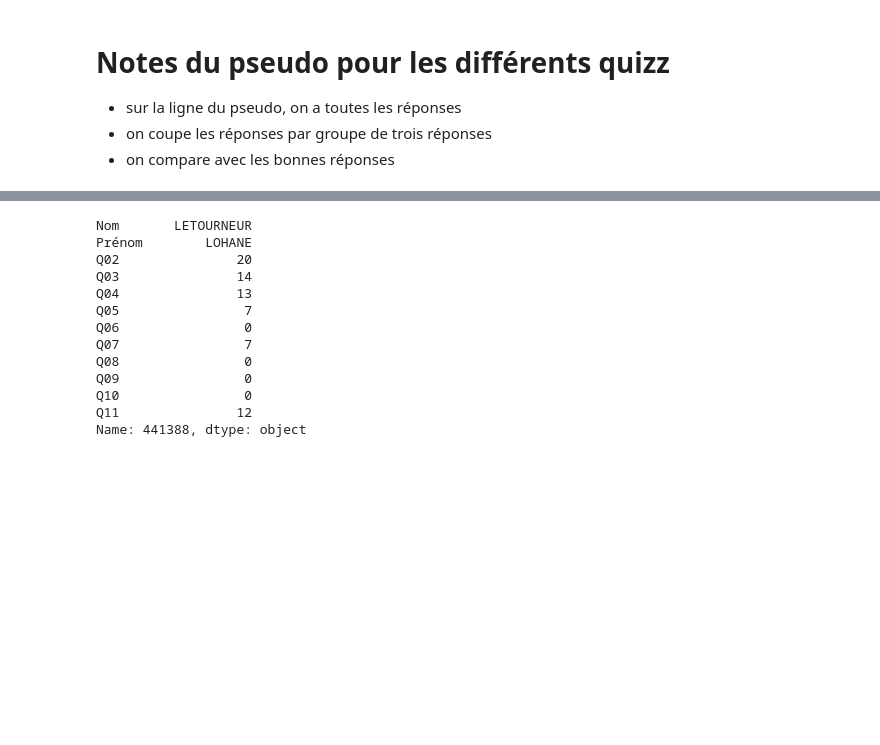
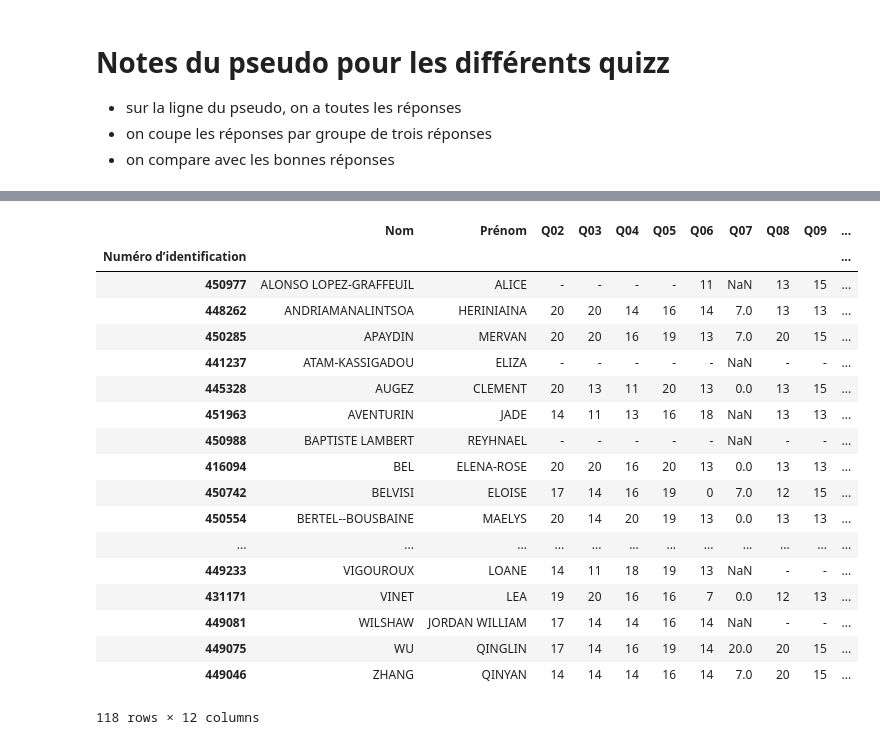
Before and after one commit to gboye/Divers, a Jupyter notebook: Montaigne/Quizzoodle-QuizzAll-Notes-V3.ipynb, the cells around one changed output, grey strips where cells are left out. Saved outputs shown, nothing was run; the diff lists cells and outputs as text; code cells hidden in the pictures; blank space fills up the shorter version.

```diff
--- a/Montaigne/Quizzoodle-QuizzAll-Notes-V3.ipynb
+++ b/Montaigne/Quizzoodle-QuizzAll-Notes-V3.ipynb
@@ -370,3 +337,4 @@ quizzNotes[u"443367"]
 # %%
 dfNotesOriginales=pd.read_excel(fNotesOriginales)
-dfNotesOriginales[u"Numéro d'identification"]=dfNotesOriginales[u"Numéro d'identification"].astype("str")
+dfNotesOriginales[u"Numéro d’identification"]=dfNotesOriginales[u"Numéro d’identification"].astype("int").astype("str")
+dfNotesOriginales[["Nom"]+["Q%02d"%i for i in range(2,12)]]
@@ -373,7 +360,7 @@ dfNotesOriginales[u"Numéro d'identification"]=dfNotesOriginales[u"Numéro d'ide
 # %%
 # dfCampus=dfNotesOriginales[[u"Numéro d'identification"]+u"Nom Prénom".split(" ")+["Quizz%02d (Brut)"%(i+1) for i in range(1,10)]]
-dfCampus=dfNotesOriginales[[u"Numéro d'identification"]+u"Nom Prénom".split(" ")+["Q%02d"%(i+1) for i in range(1,11)]]
-dfCampus.set_index(u"Numéro d'identification",inplace=True)
+dfCampus=dfNotesOriginales[[u"Numéro d’identification"]+u"Nom Prénom".split(" ")+["Q%02d"%(i+1) for i in range(1,11)]]
+dfCampus.set_index(u"Numéro d’identification",inplace=True)
 # dfCampus.loc["417001"]
 # %%
 nouvellesNotes={}
@@ -382,7 +369,7 @@ for etu in quizzNotes:
     if etu in dfCampus.index:
         for q in quizzNotes[etu]:
             # if quizzNotes[etu][q] > dfCampus.loc[etu,"Quizz%s (Brut)"%q] or dfCampus.loc[etu,"Quizz%s (Brut)"%q]=="-":
-            if quizzNotes[etu][q] > dfCampus.loc[etu,"Q%s"%q] or dfCampus.loc[etu,"Q%s"%q]=="-":
+            if quizzNotes[etu][q] > dfCampus.loc[etu,"Q%s"%q] or dfCampus.loc[etu,"Q%s"%q]=="-" or dfCampus.loc[etu,"Q%s"%q]!=dfCampus.loc[etu,"Q%s"%q]:
                 # print u"Quizz %s"%q,dfCampus.loc[etu,"Quizz%s (Brut)"%q],"=>",quizzNotes[etu][q]
                 print u"Quizz %s"%q,dfCampus.loc[etu,"Q%s"%q],"=>",quizzNotes[etu][q]
                 if not etu in nouvellesNotes:
@@ -430,17 +404,23 @@ Quizz 08 10 => 13
 # %%
-dfCampus.loc["441388"]
+dfCampus
 # %% [output]
+|  | Nom | Prénom | Q02 | Q03 | Q04 | Q05 | Q06 | Q07 | Q08 | Q09 | ... |
+| Numéro d’identification |  |  |  |  |  |  |  |  |  |  | ... |
+| 450977 | ALONSO LOPEZ-GRAFFEUIL | ALICE | - | - | - | - | 11 | NaN | 13 | 15 | ... |
+| 448262 | ANDRIAMANALINTSOA | HERINIAINA | 20 | 20 | 14 | 16 | 14 | 7.0 | 13 | 13 | ... |
+| 450285 | APAYDIN | MERVAN | 20 | 20 | 16 | 19 | 13 | 7.0 | 20 | 15 | ... |
+| 441237 | ATAM-KASSIGADOU | ELIZA | - | - | - | - | - | NaN | - | - | ... |
+| 445328 | AUGEZ | CLEMENT | 20 | 13 | 11 | 20 | 13 | 0.0 | 13 | 15 | ... |
+| 451963 | AVENTURIN | JADE | 14 | 11 | 13 | 16 | 18 | NaN | 13 | 13 | ... |
+| 450988 | BAPTISTE LAMBERT | REYHNAEL | - | - | - | - | - | NaN | - | - | ... |
+| 416094 | BEL | ELENA-ROSE | 20 | 20 | 16 | 20 | 13 | 0.0 | 13 | 13 | ... |
+| 450742 | BELVISI | ELOISE | 17 | 14 | 16 | 19 | 0 | 7.0 | 12 | 15 | ... |
+| 450554 | BERTEL--BOUSBAINE | MAELYS | 20 | 14 | 20 | 19 | 13 | 0.0 | 13 | 13 | ... |
+| ... | ... | ... | ... | ... | ... | ... | ... | ... | ... | ... | ... |
+| 449233 | VIGOUROUX | LOANE | 14 | 11 | 18 | 19 | 13 | NaN | - | - | ... |
+| 431171 | VINET | LEA | 19 | 20 | 16 | 16 | 7 | 0.0 | 12 | 13 | ... |
+| 449081 | WILSHAW | JORDAN WILLIAM | 17 | 14 | 14 | 16 | 14 | NaN | - | - | ... |
+| 449075 | WU | QINGLIN | 17 | 14 | 16 | 19 | 14 | 20.0 | 20 | 15 | ... |
+| 449046 | ZHANG | QINYAN | 14 | 14 | 14 | 16 | 14 | 7.0 | 20 | 15 | ... |
-Nom       LETOURNEUR
-Prénom        LOHANE
-Q02               20
-Q03               14
-Q04               13
-Q05                7
-Q06                0
-Q07                7
-Q08                0
-Q09                0
-Q10                0
-Q11               12
-Name: 441388, dtype: object
+118 rows × 12 columns
 # %%
```
Also changed, not shown: parts of 16 cells of this notebook, 19 other files.
